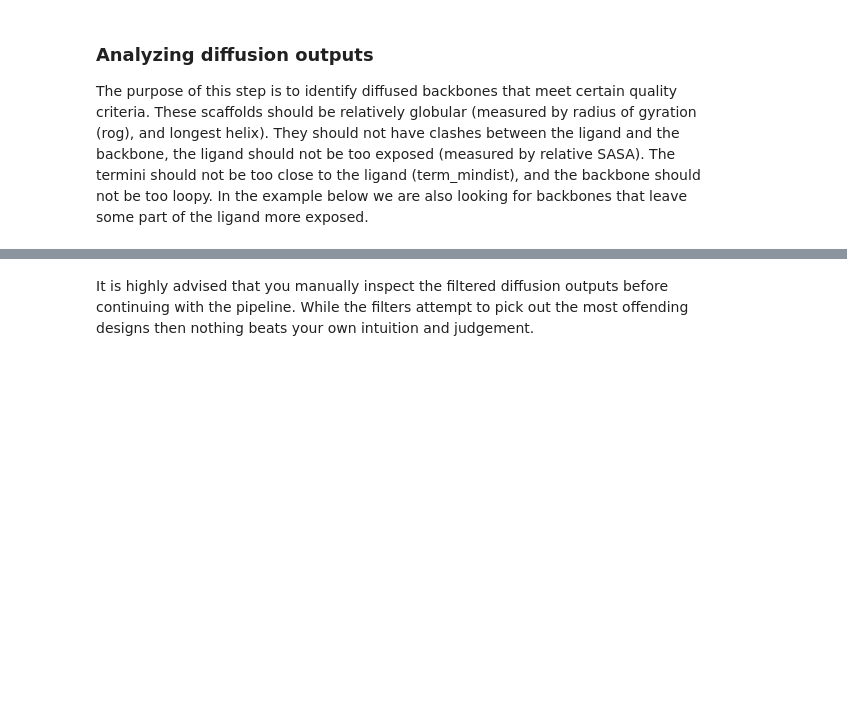
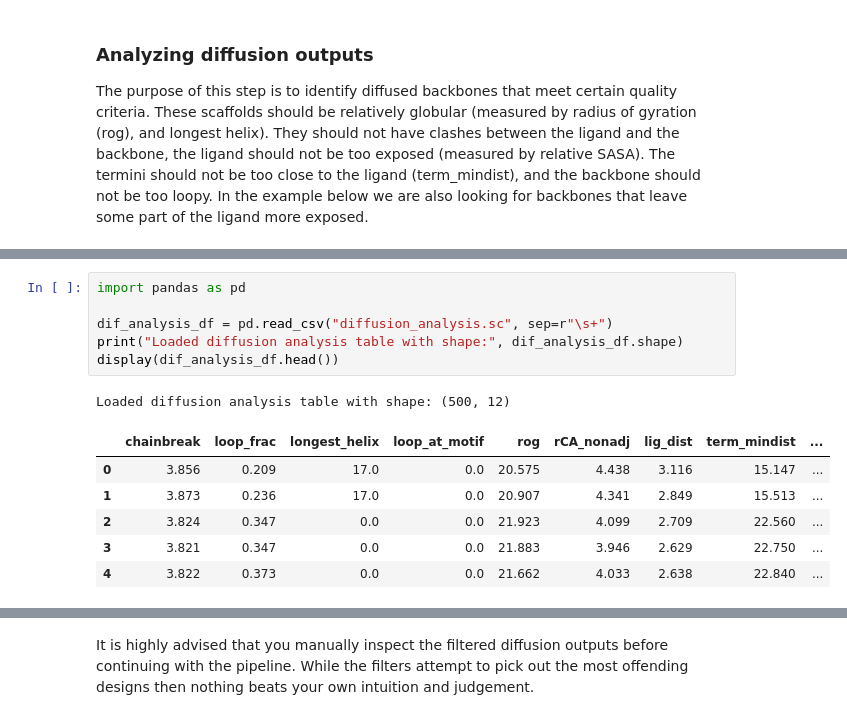
Before and after one commit to ffeng23/heme_binder_diffusion_ff, a Jupyter notebook: pipeline.ipynb, the cells around one changed output, grey strips where cells are left out. Drawn from its saved outputs; the diff is of its cells as text; blank space fills up the shorter version.

```diff
--- a/pipeline.ipynb
+++ b/pipeline.ipynb
@@ -433,3 +479,17 @@ Sorting the matches took 1.320 seconds.
+# %%
+import pandas as pd
+
+dif_analysis_df = pd.read_csv("diffusion_analysis.sc", sep=r"\s+")
+print("Loaded diffusion analysis table with shape:", dif_analysis_df.shape)
+display(dif_analysis_df.head())
+# %% [output]
+Loaded diffusion analysis table with shape: (500, 12)
+|  | chainbreak | loop_frac | longest_helix | loop_at_motif | rog | rCA_nonadj | lig_dist | term_mindist | ... |
+| 0 | 3.856 | 0.209 | 17.0 | 0.0 | 20.575 | 4.438 | 3.116 | 15.147 | ... |
+| 1 | 3.873 | 0.236 | 17.0 | 0.0 | 20.907 | 4.341 | 2.849 | 15.513 | ... |
+| 2 | 3.824 | 0.347 | 0.0 | 0.0 | 21.923 | 4.099 | 2.709 | 22.560 | ... |
+| 3 | 3.821 | 0.347 | 0.0 | 0.0 | 21.883 | 3.946 | 2.629 | 22.750 | ... |
+| 4 | 3.822 | 0.373 | 0.0 | 0.0 | 21.662 | 4.033 | 2.638 | 22.840 | ... |
 # %%
 ## Visualizing the distributions of diffusion analysis metrics
 ## Plotting design scores
```
Also changed, not shown: parts of 9 cells of this notebook, 1 other file.
